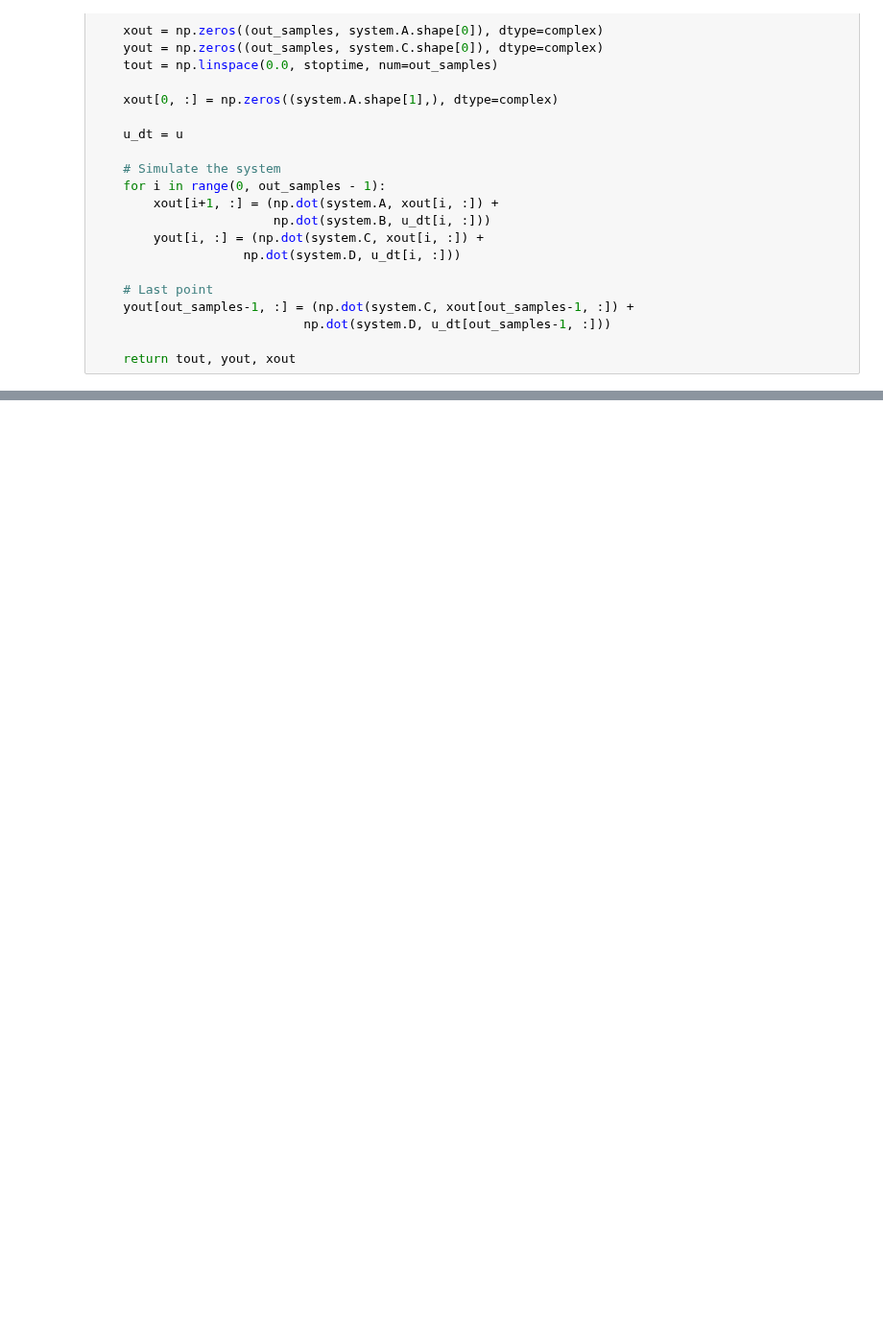
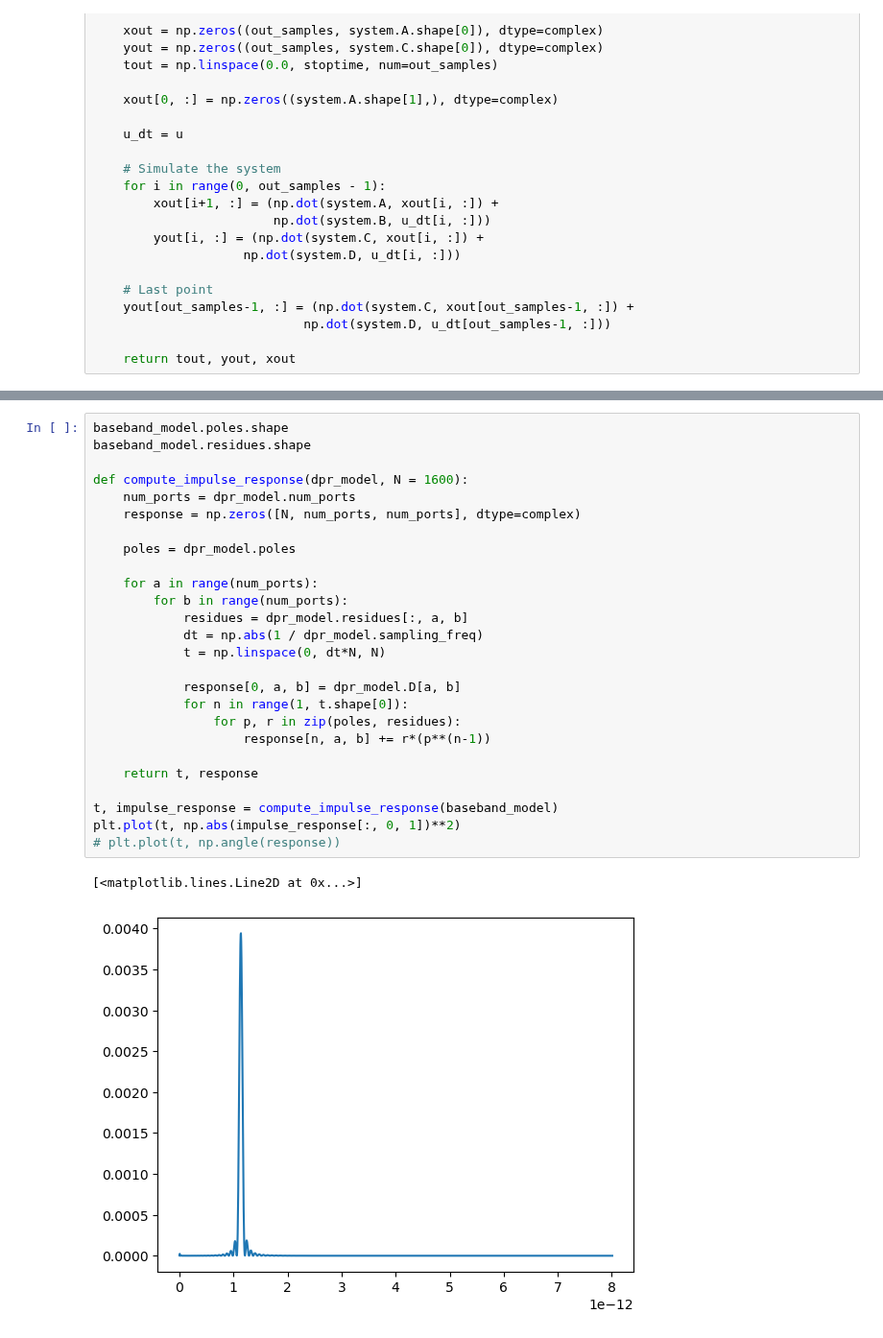
Before and after one commit to BYUCamachoLab/simphony, a Jupyter notebook: examples/Matthew_attempt.ipynb, the cells around one changed output, grey strips where cells are left out. Shown at 96% size. Saved outputs shown, nothing was run; the diff lists cells and outputs as text; blank space fills up the shorter version.

```diff
--- a/examples/Matthew_attempt.ipynb
+++ b/examples/Matthew_attempt.ipynb
@@ -121,2 +122,31 @@ plt.show()
 No artists with labels found to put in legend.  Note that artists whose label start with an underscore are ignored when legend() is called with no argument.
 [figure]
+# %%
+baseband_model.poles.shape
+baseband_model.residues.shape
+
+def compute_impulse_response(dpr_model, N = 1600):
+    num_ports = dpr_model.num_ports
+    response = np.zeros([N, num_ports, num_ports], dtype=complex)
+
+    poles = dpr_model.poles
+
+    for a in range(num_ports):
+        for b in range(num_ports):
+            residues = dpr_model.residues[:, a, b]
+            dt = np.abs(1 / dpr_model.sampling_freq)
+            t = np.linspace(0, dt*N, N)
+
+            response[0, a, b] = dpr_model.D[a, b]
+            for n in range(1, t.shape[0]):
+                for p, r in zip(poles, residues):
+                    response[n, a, b] += r*(p**(n-1))
+
+    return t, response
+
+t, impulse_response = compute_impulse_response(baseband_model)
+plt.plot(t, np.abs(impulse_response[:, 0, 1])**2)
+# plt.plot(t, np.angle(response))
+# %% [output]
+[<matplotlib.lines.Line2D at 0x...>]
+[figure, added]
```
Also changed, not shown: parts of 8 cells of this notebook.
